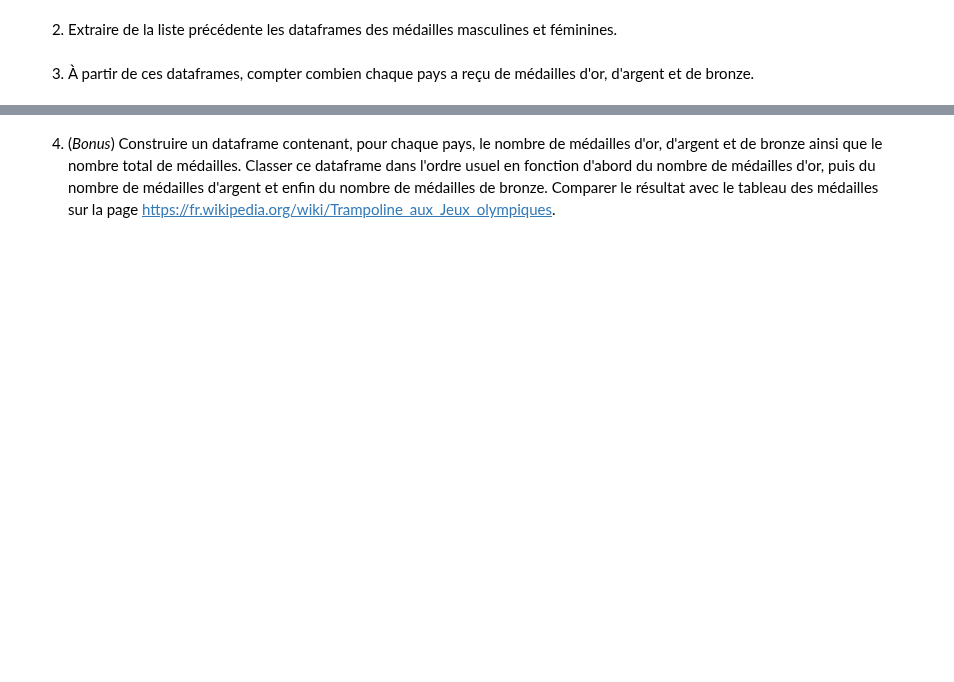
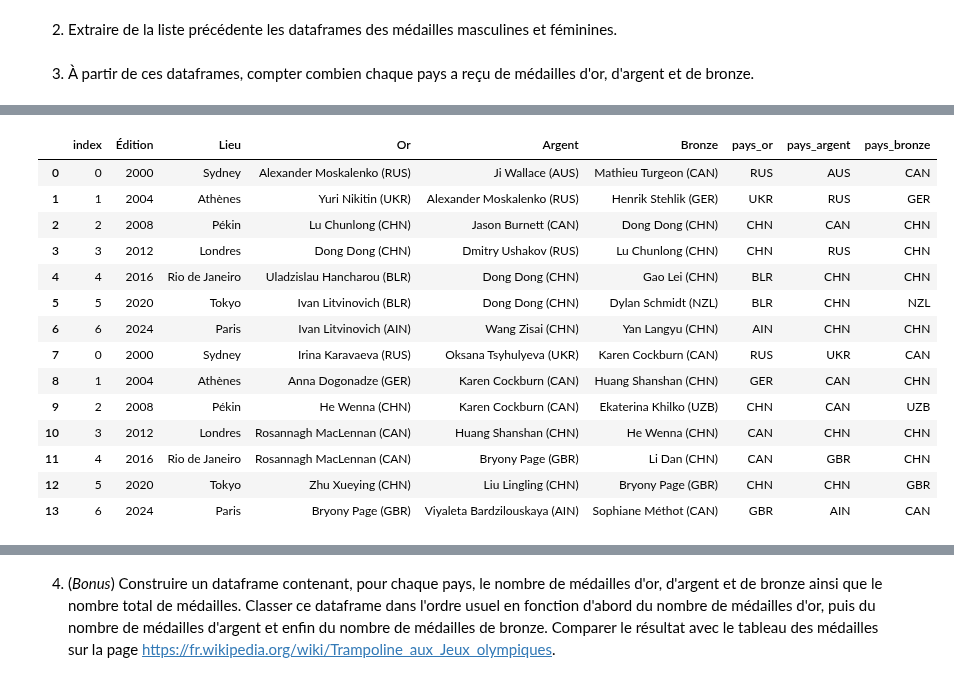
Before and after one commit to mlepennec-ensae/formation_cepe, a Jupyter notebook: notebooks/05_web_scraping.ipynb, the cells around one changed output, grey strips where cells are left out. Cells and saved outputs as stored; diff of their text form; code cells hidden in the pictures; blank space fills up the shorter version.

```diff
--- a/notebooks/05_web_scraping.ipynb
+++ b/notebooks/05_web_scraping.ipynb
@@ -33,3 +140,6 @@ Le trampoline est un sport olympique depuis les jeux de Sydney en 2000. La page
 Un tableau est contenu dans un élément `table` avec des balises pour les lignes `tr`, pour les colonnes `th`, pour les cellules `td`, ... Cela peut être fastidieux à scraper et très répétitif. Heureusement, Pandas propose la fonction `read_html` pour récupérer des tableaux sous forme de dataframes à partir d'une page web.
 # %% [markdown]
 1. Utiliser la fonction `read_html` de Pandas sur la page des médaillés olympiques au trampoline. Combien de dataframes sont récupérés ?
+# %%
+url = "https://fr.wikipedia.org/wiki/Liste_des_m%C3%A9daill%C3%A9s_olympiques_au_trampoline"
+len(pd.read_html(url))
@@ -36,4 +148,11 @@ Un tableau est contenu dans un élément `table` avec des balises pour les ligne
 # %% [markdown]
 2. Extraire de la liste précédente les dataframes des médailles masculines et féminines.
+# %%
+medailles_hommes = pd.read_html(url)[0]
+medailles_femmes = pd.read_html(url)[1]
 # %% [markdown]
 3. À partir de ces dataframes, compter combien chaque pays a reçu de médailles d'or, d'argent et de bronze.
+# %%
+medailles=pd.concat([medailles_hommes, medailles_femmes], axis=0)
+medailles.reset_index(inplace=True)
+medailles
@@ -39,0 +175,21 @@ Un tableau est contenu dans un élément `table` avec des balises pour les ligne
+# %%
+medailles["pays_or"] = medailles.Or.apply(lambda v:v[-4:-1])
+medailles["pays_argent"] = medailles.Argent.apply(lambda v:v[-4:-1])
+medailles["pays_bronze"] = medailles.Bronze.apply(lambda v:v[-4:-1])
+medailles
+# %% [output]
+|  | index | Édition | Lieu | Or | Argent | Bronze | pays_or | pays_argent | pays_bronze |
+| 0 | 0 | 2000 | Sydney | Alexander Moskalenko (RUS) | Ji Wallace (AUS) | Mathieu Turgeon (CAN) | RUS | AUS | CAN |
+| 1 | 1 | 2004 | Athènes | Yuri Nikitin (UKR) | Alexander Moskalenko (RUS) | Henrik Stehlik (GER) | UKR | RUS | GER |
+| 2 | 2 | 2008 | Pékin | Lu Chunlong (CHN) | Jason Burnett (CAN) | Dong Dong (CHN) | CHN | CAN | CHN |
+| 3 | 3 | 2012 | Londres | Dong Dong (CHN) | Dmitry Ushakov (RUS) | Lu Chunlong (CHN) | CHN | RUS | CHN |
+| 4 | 4 | 2016 | Rio de Janeiro | Uladzislau Hancharou (BLR) | Dong Dong (CHN) | Gao Lei (CHN) | BLR | CHN | CHN |
+| 5 | 5 | 2020 | Tokyo | Ivan Litvinovich (BLR) | Dong Dong (CHN) | Dylan Schmidt (NZL) | BLR | CHN | NZL |
+| 6 | 6 | 2024 | Paris | Ivan Litvinovich (AIN) | Wang Zisai (CHN) | Yan Langyu (CHN) | AIN | CHN | CHN |
+| 7 | 0 | 2000 | Sydney | Irina Karavaeva (RUS) | Oksana Tsyhulyeva (UKR) | Karen Cockburn (CAN) | RUS | UKR | CAN |
+| 8 | 1 | 2004 | Athènes | Anna Dogonadze (GER) | Karen Cockburn (CAN) | Huang Shanshan (CHN) | GER | CAN | CHN |
+| 9 | 2 | 2008 | Pékin | He Wenna (CHN) | Karen Cockburn (CAN) | Ekaterina Khilko (UZB) | CHN | CAN | UZB |
+| 10 | 3 | 2012 | Londres | Rosannagh MacLennan (CAN) | Huang Shanshan (CHN) | He Wenna (CHN) | CAN | CHN | CHN |
+| 11 | 4 | 2016 | Rio de Janeiro | Rosannagh MacLennan (CAN) | Bryony Page (GBR) | Li Dan (CHN) | CAN | GBR | CHN |
+| 12 | 5 | 2020 | Tokyo | Zhu Xueying (CHN) | Liu Lingling (CHN) | Bryony Page (GBR) | CHN | CHN | GBR |
+| 13 | 6 | 2024 | Paris | Bryony Page (GBR) | Viyaleta Bardzilouskaya (AIN) | Sophiane Méthot (CAN) | GBR | AIN | CAN |
```
Also changed, not shown: parts of 20 cells of this notebook.
